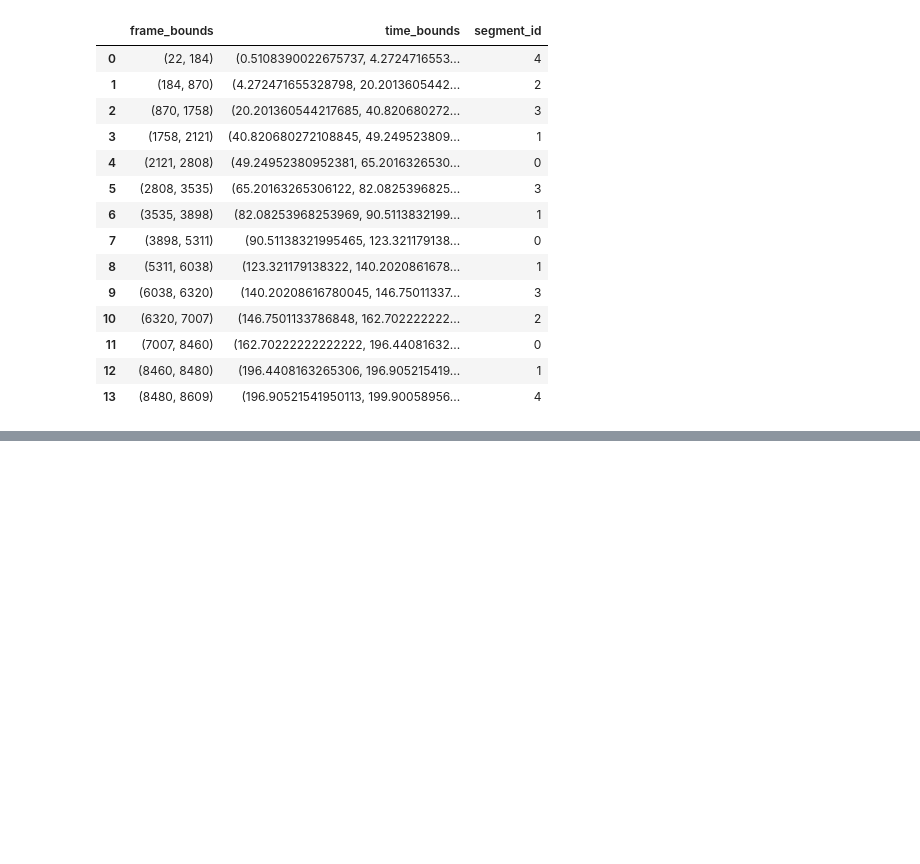
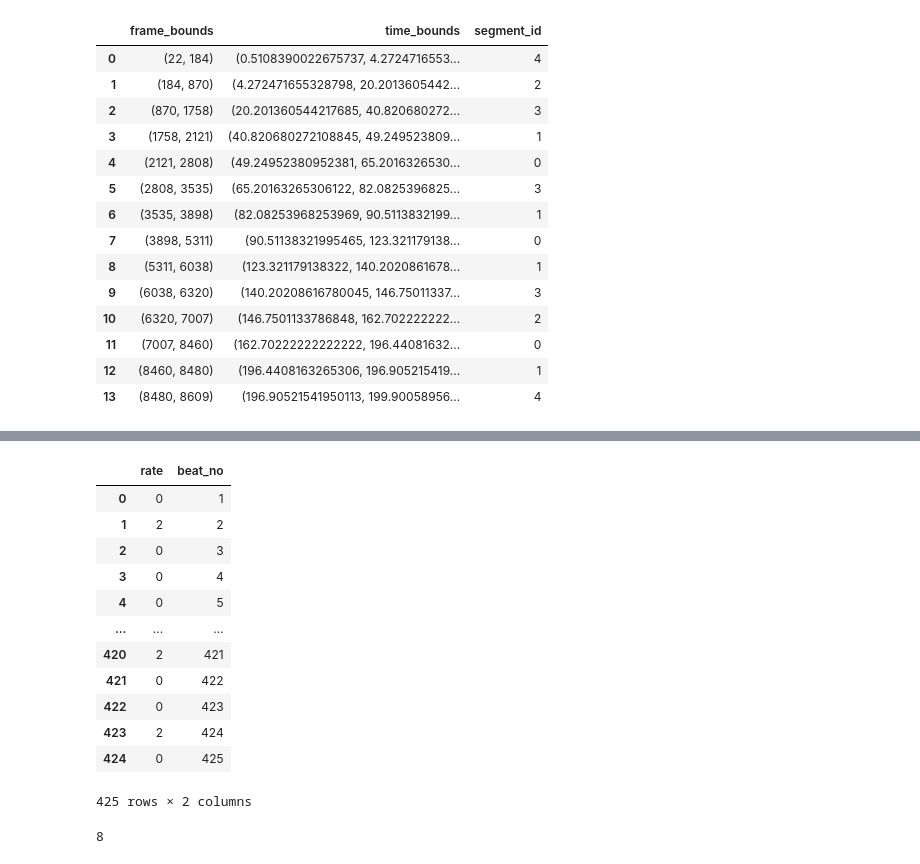
Before and after one commit to wvsharber/BeatMapSynthesizer, a Jupyter notebook: notebooks/Music_analysis.ipynb, the cells around one changed output, grey strips where cells are left out. Saved outputs shown, nothing was run; the diff lists cells and outputs as text; code cells hidden in the pictures; blank space fills up the shorter version.

Commit message:
add rate modulation

```diff
--- a/notebooks/Music_analysis.ipynb
+++ b/notebooks/Music_analysis.ipynb
@@ -782,0 +963,11 @@ pd.DataFrame(segments, columns = ['frame_bounds', 'time_bounds', 'segment_id'])
+# %%
+rates = [0]
+counter = 1
+while counter < len(avg_beat_db)-1:
+    rate = choose_rate(np.mean([avg_beat_db.iloc[counter-1], avg_beat_db.iloc[counter], avg_beat_db.iloc[counter+1]]), 'easy')
+    diff = rates[-1] - rate
+    while diff > 2 or diff < -2:
+        rate = choose_rate(np.mean([avg_beat_db.iloc[counter-1], avg_beat_db.iloc[counter], avg_beat_db.iloc[counter+1]]), 'easy')
+        diff = rates[-1] - rate
+    rates.append(rate)
+    counter +=1
@@ -782,0 +1028,20 @@ pd.DataFrame(segments, columns = ['frame_bounds', 'time_bounds', 'segment_id'])
+# %%
+pd.concat([pd.Series(rates, name = 'rate'), pd.Series(list(range(len(avg_beat_db))[1:]), name = 'beat_no')], axis = 1)
+# %% [output]
+|  | rate | beat_no |
+| 0 | 0 | 1 |
+| 1 | 2 | 2 |
+| 2 | 0 | 3 |
+| 3 | 0 | 4 |
+| 4 | 0 | 5 |
+| ... | ... | ... |
+| 420 | 2 | 421 |
+| 421 | 0 | 422 |
+| 422 | 0 | 423 |
+| 423 | 2 | 424 |
+| 424 | 0 | 425 |
+425 rows × 2 columns
+# %%
+choose_rate(20, 'expert')
+# %% [output]
+8
```
Also changed, not shown: parts of 23 cells of this notebook, 15 other files.
